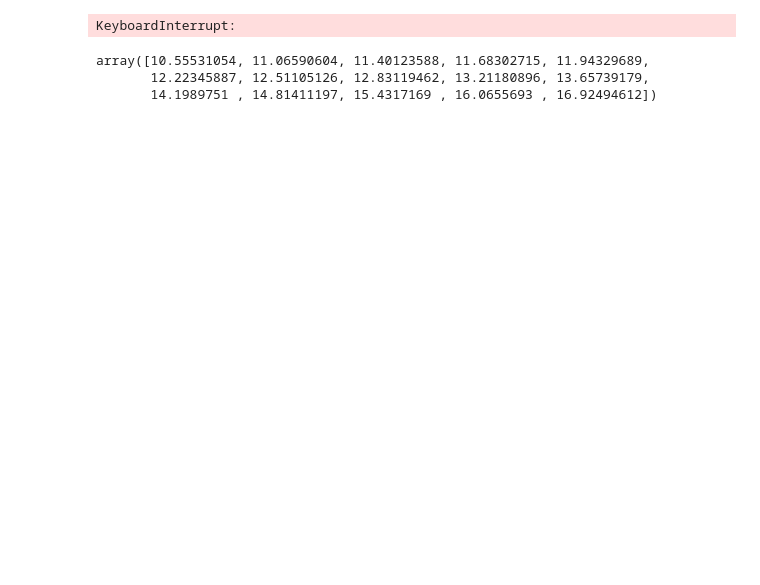
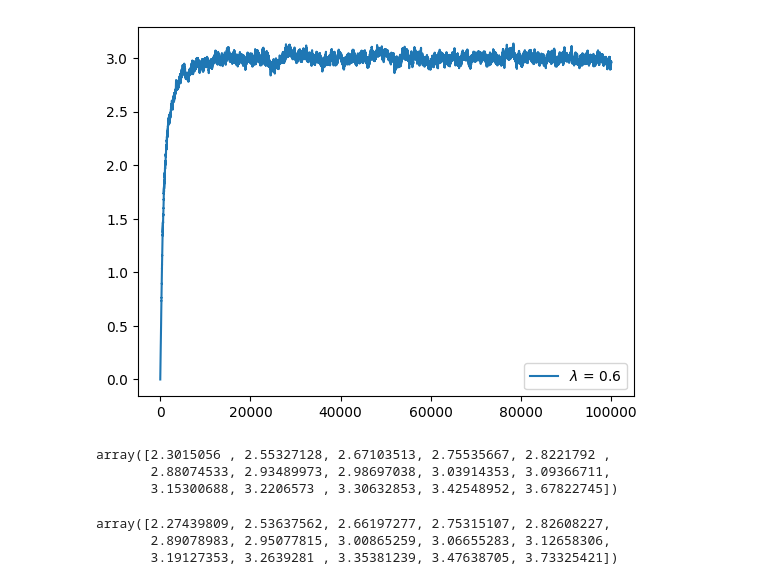
Before and after one commit to Isak-Petrin/distributional_RL_python, a Jupyter notebook: Welcome_to_Colab.ipynb, the cells around one changed output. Cells and saved outputs as stored; diff of their text form; code cells hidden in the pictures; blank space fills up the shorter version.

```diff
--- a/Welcome_to_Colab.ipynb
+++ b/Welcome_to_Colab.ipynb
@@ -418,9 +418,9 @@ class QRTDlAgent:
             xs = self.get_xs()
             adj = 1
 
-            if xs.count(x_i) >= 2:
-                if i != (len(xs)-1 -xs[::-1].index(x_i)):
-                    continue
+            #if xs.count(x_i) >= 2:
+            #    if i != (len(xs)-1 -xs[::-1].index(x_i)):
+            #        continue
 
             #if xs.count(x_i) >= 2:
             #    adj = xs.count(x_i)
@@ -479,13 +477,13 @@ import gymnasium as gym
 import sys
 
 
-episodes = 25000
-gamma = 0.95
+episodes = 100000
+gamma = 1
 alpha = 0.05
 length = 7
 bootstrap = False
-x0 = 2
-m = 15
+x0 = 3
+m = 50
 kappa = 2
 
 agent1 = QRTDlAgent(m = m,obs_space=length,l = .1 ,gamma = gamma, alpha = alpha, x0 = x0, bootstrap=bootstrap, kappa = kappa)
@@ -495,42 +493,49 @@ agent4 = QRTDlAgent(m = m,obs_space=length,l = .6 ,gamma = gamma, alpha = alpha,
 agent5 = QRTDlAgent(m = m,obs_space=length,l = .8 ,gamma = gamma, alpha = alpha, x0 = x0, bootstrap=bootstrap, kappa = kappa)
 
 
-agents = [agent1,agent2,agent3, agent4, agent5]
+agents = [agent4]
 
 env = RandomWalk()
 vs = {agent: [] for agent in agents}
 
 for episode in tqdm(range(episodes)):
     obs, _ = env.reset()
     for agent in agents:
         vs[agent].append(agent.q[3].theta.mean())
         agent.reset(x0 = obs)
 
     done = False
     prev = length // 2
     while not done:
         action = np.random.randint(2)
         info = env.step(action)
 
         obs = info[0]
-        reward = info[1]
-        done = info[2]
+        next_obs = info[1]
+        reward  = info[2]
+        done = info[3]
 
         for agent in agents:
-            agent.update(x_n=obs,x=prev, r = reward, done = done)
-        prev = obs
+            agent.update(x_n=next_obs,x=obs, r = reward, done = done)
+
 
 
 
 for agent in agents:
     plt.plot(range(episodes), vs[agent], label=f'$\lambda$ = {agent.l}')
 plt.legend()
 plt.show()
 # %% [output]
-KeyboardInterrupt:
+[figure, added]
 # %%
-agent1.q[3].theta
+agent4.q[3].theta
 # %% [output]
-array([10.55531054, 11.06590604, 11.40123588, 11.68302715, 11.94329689,
-       12.22345887, 12.51105126, 12.83119462, 13.21180896, 13.65739179,
-       14.1989751 , 14.81411197, 15.4317169 , 16.0655693 , 16.92494612])
+array([2.3015056 , 2.55327128, 2.67103513, 2.75535667, 2.8221792 ,
+       2.88074533, 2.93489973, 2.98697038, 3.03914353, 3.09366711,
+       3.15300688, 3.2206573 , 3.30632853, 3.42548952, 3.67822745])
+# %%
+agent4.q[3].theta
+# %% [output]
+array([2.27439809, 2.53637562, 2.66197277, 2.75315107, 2.82608227,
+       2.89078983, 2.95077815, 3.00865259, 3.06655283, 3.12658306,
+       3.19127353, 3.2639281 , 3.35381239, 3.47638705, 3.73325421])
```
Also changed, not shown: parts of 24 cells of this notebook.
